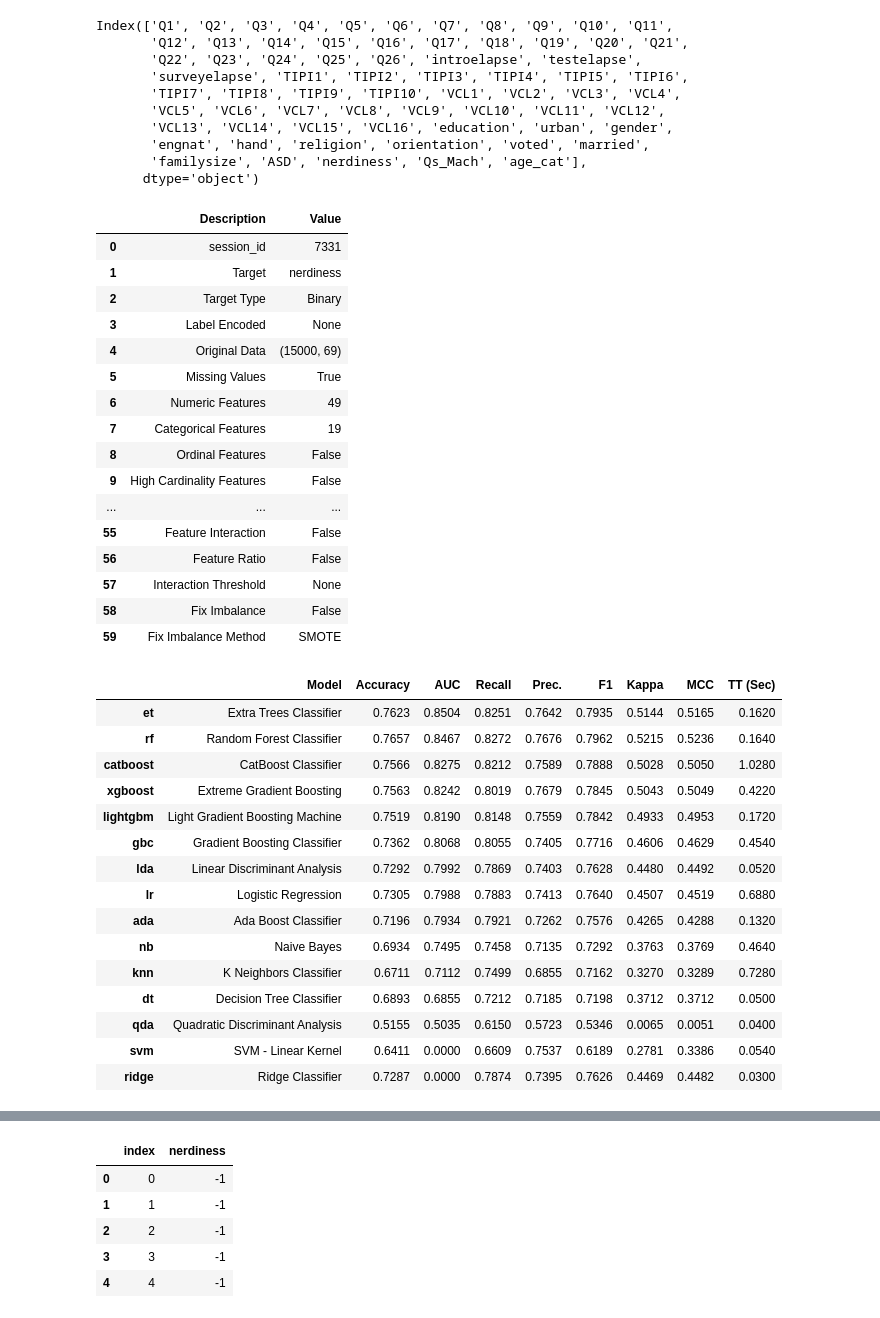
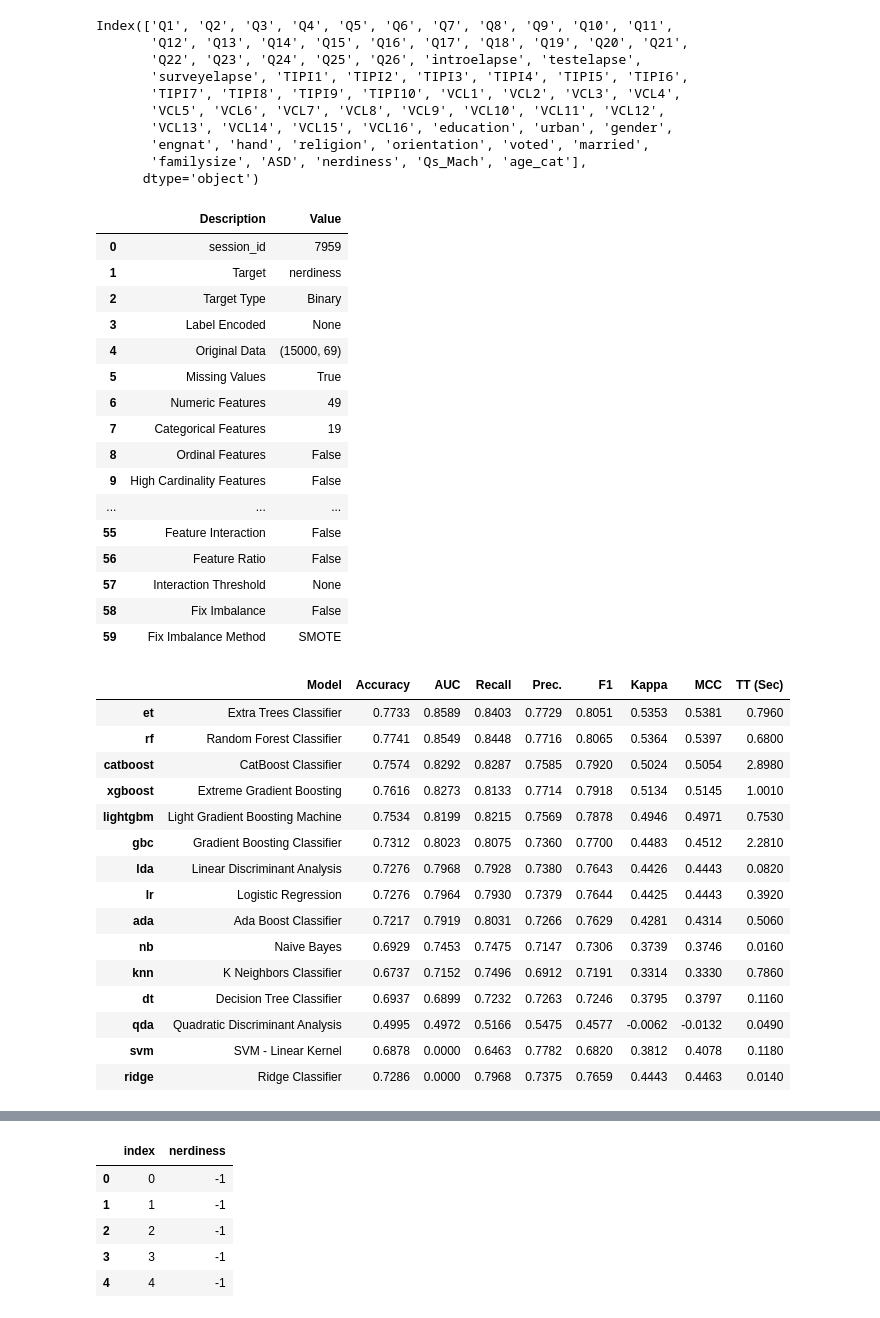
Before and after one commit to Seokii/2022_SWAI_Qualifiers, a Jupyter notebook: notebooks/auto_misneok2.ipynb, the cells around one changed output, grey strips where cells are left out. Saved outputs shown, nothing was run; the diff lists cells and outputs as text; code cells hidden in the pictures.

```diff
--- a/notebooks/auto_misneok2.ipynb
+++ b/notebooks/auto_misneok2.ipynb
@@ -36,10 +37,10 @@ Index(['Q1', 'Q2', 'Q3', 'Q4', 'Q5', 'Q6', 'Q7', 'Q8', 'Q9', 'Q10', 'Q11',
 # %%
 from pycaret.classification import *
 # %%
-clf = setup(data = train, target = 'nerdiness')
+clf = setup(data = train, target = 'nerdiness', use_gpu=True)
 # %% [output]
 |  | Description | Value |
-| 0 | session_id | 7331 |
+| 0 | session_id | 7959 |
 | 1 | Target | nerdiness |
 | 2 | Target Type | Binary |
 | 3 | Label Encoded | None |
@@ -56,21 +57,21 @@ clf = setup(data = train, target = 'nerdiness')
 | 58 | Fix Imbalance | False |
 | 59 | Fix Imbalance Method | SMOTE |
 # %%
-best_3 = compare_models(sort = 'AUC', n_select = 3, fold = 3)
+best_5 = compare_models(sort = 'AUC', n_select = 5)
 # %% [output]
 |  | Model | Accuracy | AUC | Recall | Prec. | F1 | Kappa | MCC | TT (Sec) |
-| et | Extra Trees Classifier | 0.7623 | 0.8504 | 0.8251 | 0.7642 | 0.7935 | 0.5144 | 0.5165 | 0.1620 |
-| rf | Random Forest Classifier | 0.7657 | 0.8467 | 0.8272 | 0.7676 | 0.7962 | 0.5215 | 0.5236 | 0.1640 |
-| catboost | CatBoost Classifier | 0.7566 | 0.8275 | 0.8212 | 0.7589 | 0.7888 | 0.5028 | 0.5050 | 1.0280 |
-| xgboost | Extreme Gradient Boosting | 0.7563 | 0.8242 | 0.8019 | 0.7679 | 0.7845 | 0.5043 | 0.5049 | 0.4220 |
-| lightgbm | Light Gradient Boosting Machine | 0.7519 | 0.8190 | 0.8148 | 0.7559 | 0.7842 | 0.4933 | 0.4953 | 0.1720 |
-| gbc | Gradient Boosting Classifier | 0.7362 | 0.8068 | 0.8055 | 0.7405 | 0.7716 | 0.4606 | 0.4629 | 0.4540 |
-| lda | Linear Discriminant Analysis | 0.7292 | 0.7992 | 0.7869 | 0.7403 | 0.7628 | 0.4480 | 0.4492 | 0.0520 |
-| lr | Logistic Regression | 0.7305 | 0.7988 | 0.7883 | 0.7413 | 0.7640 | 0.4507 | 0.4519 | 0.6880 |
-| ada | Ada Boost Classifier | 0.7196 | 0.7934 | 0.7921 | 0.7262 | 0.7576 | 0.4265 | 0.4288 | 0.1320 |
-| nb | Naive Bayes | 0.6934 | 0.7495 | 0.7458 | 0.7135 | 0.7292 | 0.3763 | 0.3769 | 0.4640 |
-| knn | K Neighbors Classifier | 0.6711 | 0.7112 | 0.7499 | 0.6855 | 0.7162 | 0.3270 | 0.3289 | 0.7280 |
-| dt | Decision Tree Classifier | 0.6893 | 0.6855 | 0.7212 | 0.7185 | 0.7198 | 0.3712 | 0.3712 | 0.0500 |
-| qda | Quadratic Discriminant Analysis | 0.5155 | 0.5035 | 0.6150 | 0.5723 | 0.5346 | 0.0065 | 0.0051 | 0.0400 |
-| svm | SVM - Linear Kernel | 0.6411 | 0.0000 | 0.6609 | 0.7537 | 0.6189 | 0.2781 | 0.3386 | 0.0540 |
-| ridge | Ridge Classifier | 0.7287 | 0.0000 | 0.7874 | 0.7395 | 0.7626 | 0.4469 | 0.4482 | 0.0300 |
+| et | Extra Trees Classifier | 0.7733 | 0.8589 | 0.8403 | 0.7729 | 0.8051 | 0.5353 | 0.5381 | 0.7960 |
+| rf | Random Forest Classifier | 0.7741 | 0.8549 | 0.8448 | 0.7716 | 0.8065 | 0.5364 | 0.5397 | 0.6800 |
+| catboost | CatBoost Classifier | 0.7574 | 0.8292 | 0.8287 | 0.7585 | 0.7920 | 0.5024 | 0.5054 | 2.8980 |
+| xgboost | Extreme Gradient Boosting | 0.7616 | 0.8273 | 0.8133 | 0.7714 | 0.7918 | 0.5134 | 0.5145 | 1.0010 |
+| lightgbm | Light Gradient Boosting Machine | 0.7534 | 0.8199 | 0.8215 | 0.7569 | 0.7878 | 0.4946 | 0.4971 | 0.7530 |
+| gbc | Gradient Boosting Classifier | 0.7312 | 0.8023 | 0.8075 | 0.7360 | 0.7700 | 0.4483 | 0.4512 | 2.2810 |
+| lda | Linear Discriminant Analysis | 0.7276 | 0.7968 | 0.7928 | 0.7380 | 0.7643 | 0.4426 | 0.4443 | 0.0820 |
+| lr | Logistic Regression | 0.7276 | 0.7964 | 0.7930 | 0.7379 | 0.7644 | 0.4425 | 0.4443 | 0.3920 |
+| ada | Ada Boost Classifier | 0.7217 | 0.7919 | 0.8031 | 0.7266 | 0.7629 | 0.4281 | 0.4314 | 0.5060 |
+| nb | Naive Bayes | 0.6929 | 0.7453 | 0.7475 | 0.7147 | 0.7306 | 0.3739 | 0.3746 | 0.0160 |
+| knn | K Neighbors Classifier | 0.6737 | 0.7152 | 0.7496 | 0.6912 | 0.7191 | 0.3314 | 0.3330 | 0.7860 |
+| dt | Decision Tree Classifier | 0.6937 | 0.6899 | 0.7232 | 0.7263 | 0.7246 | 0.3795 | 0.3797 | 0.1160 |
+| qda | Quadratic Discriminant Analysis | 0.4995 | 0.4972 | 0.5166 | 0.5475 | 0.4577 | -0.0062 | -0.0132 | 0.0490 |
+| svm | SVM - Linear Kernel | 0.6878 | 0.0000 | 0.6463 | 0.7782 | 0.6820 | 0.3812 | 0.4078 | 0.1180 |
+| ridge | Ridge Classifier | 0.7286 | 0.0000 | 0.7968 | 0.7375 | 0.7659 | 0.4443 | 0.4463 | 0.0140 |
```
Also changed, not shown: parts of 6 cells of this notebook, 10 other files.
